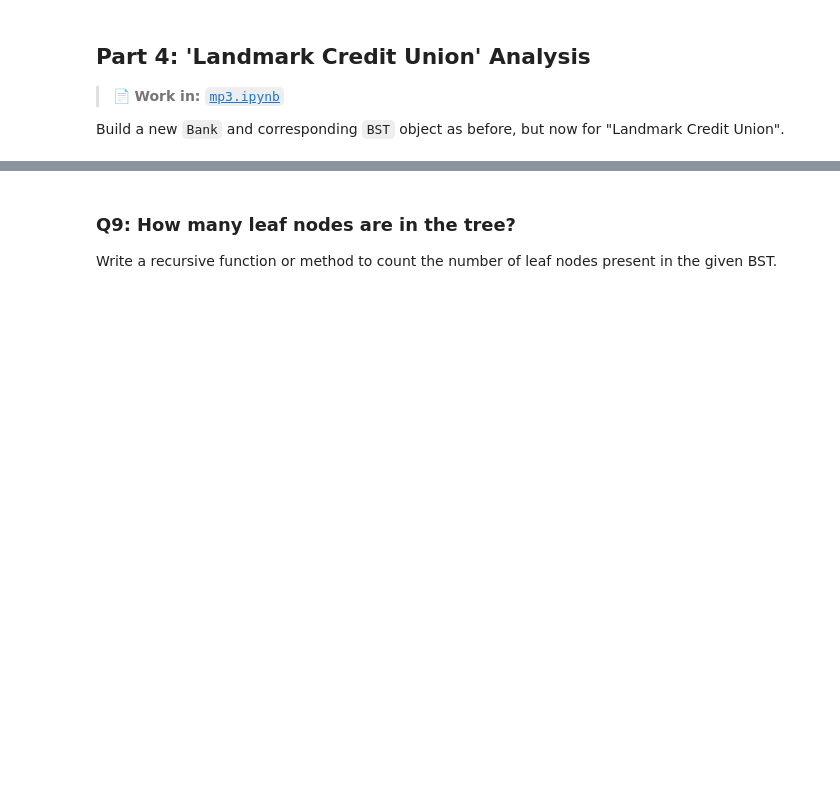
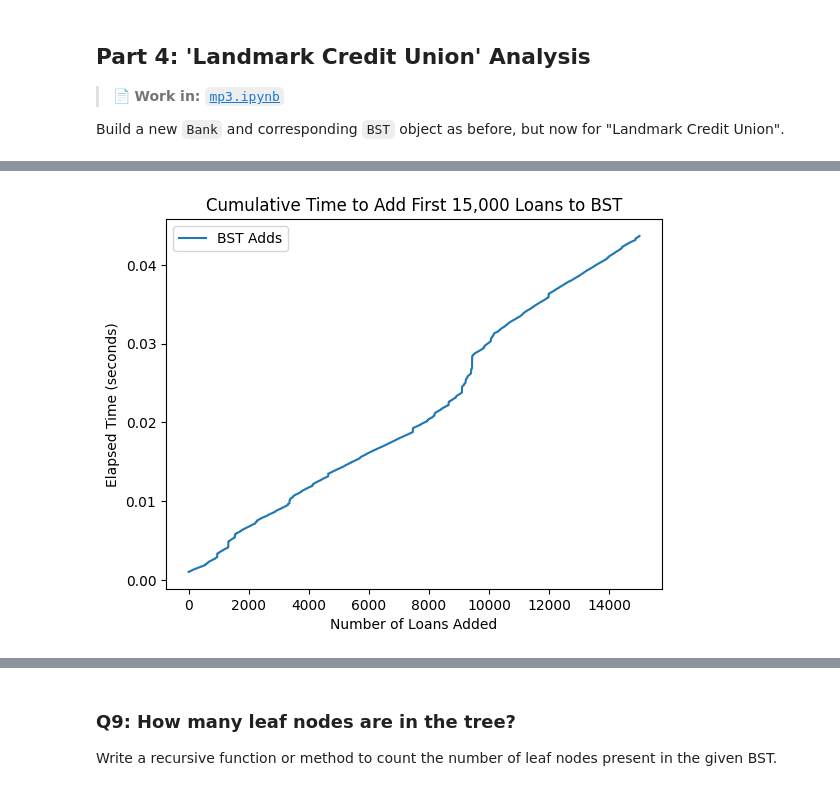
Before and after one commit to ervardaan/cs320-uwmadison-summer2025, a Jupyter notebook: projects/mp3/mp3.ipynb, the cells around one changed output, grey strips where cells are left out. Cells and saved outputs as stored; diff of their text form; code cells hidden in the pictures; blank space fills up the shorter version.

````diff
--- a/projects/mp3/mp3.ipynb
+++ b/projects/mp3/mp3.ipynb
@@ -195,3 +297,7 @@ Skip loans where the interest rate is not specified (`-1`) in your calculation.
 ### Q2: How many applicants are there per loan, on average?
 # %%
 #Q2
+count=0
+for loan in mbi.loan_list:
+    count+=len(loan.applicants)
+count/len(mbi.loan_list)
@@ -208,3 +316,18 @@ Remember that the order of the keys does **not** matter, so if the tester is giv
 errors, then you will need to double check that all of the values are correct.
 # %%
 #Q3
+
+mbi = Bank("Merchants Bank of Indiana")
+
+
+age_counter = Counter(
+    app.age
+    for loan in mbi.loan_list
+    for app  in loan.applicants
+)
+
+
+age_distribution = dict(age_counter)
+
+
+age_distribution
@@ -221,6 +346,9 @@ If we called our tree something like `mbi_tree` while creating it, we could now
 ```
 # %%
 # Create BST of Loans
+tree=BST()
+for loan in mbi.loan_list:
+    tree.add(loan.interest_rate,loan)
 # %% [markdown]
 ### Q4: How many interest rate values are missing?
 
@@ -252,6 +391,10 @@ lookups as well as some algorithms work to efficiently find desired statistics f
 Build a new `Bank` and corresponding `BST` object as before, but now for "Landmark Credit Union".
 # %%
 # Create Bank object for "Landmark Credit Union"
+bankLCU=Bank("Landmark Credit Union")
+treeLCU=BST()
+for loan in bankLCU.loan_list:
+    treeLCU.add(loan.interest_rate,loan)
 # %% [markdown]
 ### Q6: How long does it take to add the first 15,000 loans to the tree?
 
@@ -266,19 +409,30 @@ Answer with a plot, where the x-axis is how many loans have been added so far, a
 <img src="img/q6.png" width="400px">
 # %%
 #Q6
-
-# ADD CODE HERE
+counts = []
+times  = []
+tree_q6 = BST()
+start = time.time()
+for i, loan in enumerate(bankLCU.loan_list[:15_000], start=1):
+    tree_q6.add(loan.interest_rate, loan)
+    counts.append(i)
+    times.append(time.time() - start)
 
 fig, ax = plt.subplots()
-
-# PLOT HERE
+ax.plot(counts, times, label="BST Adds")
+ax.set_title("Cumulative Time to Add First 15,000 Loans to BST")
+ax.set_xlabel("Number of Loans Added")
+ax.set_ylabel("Elapsed Time (seconds)")
+ax.legend()
 
 # IMPORTANT -- Do not remove --
 with open("Q6.pkl", "wb") as f:
     pickle.dump(fig, f)
 
 plt.show()
 plt.close(fig)
+# %% [output]
+[figure, added]
 # %% [markdown]
 ### Q7: How fast are tree lookups?
 
````
Also changed, not shown: parts of 18 cells of this notebook, 9 other files.
